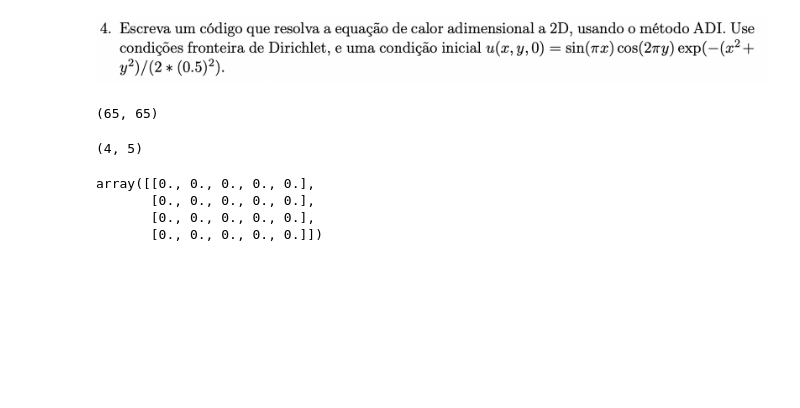
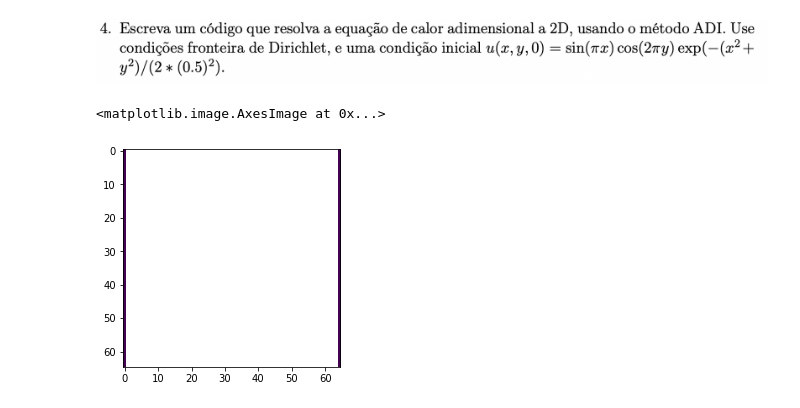
Before and after one commit to caua-veiga/Metodos-Computacionais-2022, a Jupyter notebook: TPs/Notebooks/TP 5.ipynb, the cells around one changed output. Saved outputs shown, nothing was run; the diff lists cells and outputs as text; code cells hidden in the pictures; blank space fills up the shorter version.

```diff
--- a/TPs/Notebooks/TP 5.ipynb
+++ b/TPs/Notebooks/TP 5.ipynb
@@ -416,16 +441,12 @@ oi = ADI(a=1, Nx=64, xi=-1, xf=1,Tf=Tt, cond_inicial=initial, cond_fronteira=fro
-# %%
-oi.shape
-# %% [output]
-(65, 65)
-# %%
-tttt = np.zeros((4,5))
-tttt.shape
-# %% [output]
-(4, 5)
-# %%
-tttt
-# %% [output]
-array([[0., 0., 0., 0., 0.],
-       [0., 0., 0., 0., 0.],
-       [0., 0., 0., 0., 0.],
-       [0., 0., 0., 0., 0.]])
+# %%
+def INIT(x,y):
+    #np.sin(np.pi*x)*np.cos(2*np.pi*y)*
+    return np.exp(-(x**2+y**2)/(2*(0.5)**2))
+# %%
+Temp = 3
+TESTE = ADI(a=1, Nx=64, xi=-1, xf=1,Tf=Temp, cond_inicial=INIT, cond_fronteira=front)
+# %%
+plt.imshow(TESTE)
+# %% [output]
+<matplotlib.image.AxesImage at 0x...>
+[figure, added]
```
Also changed, not shown: parts of 2 cells of this notebook.
